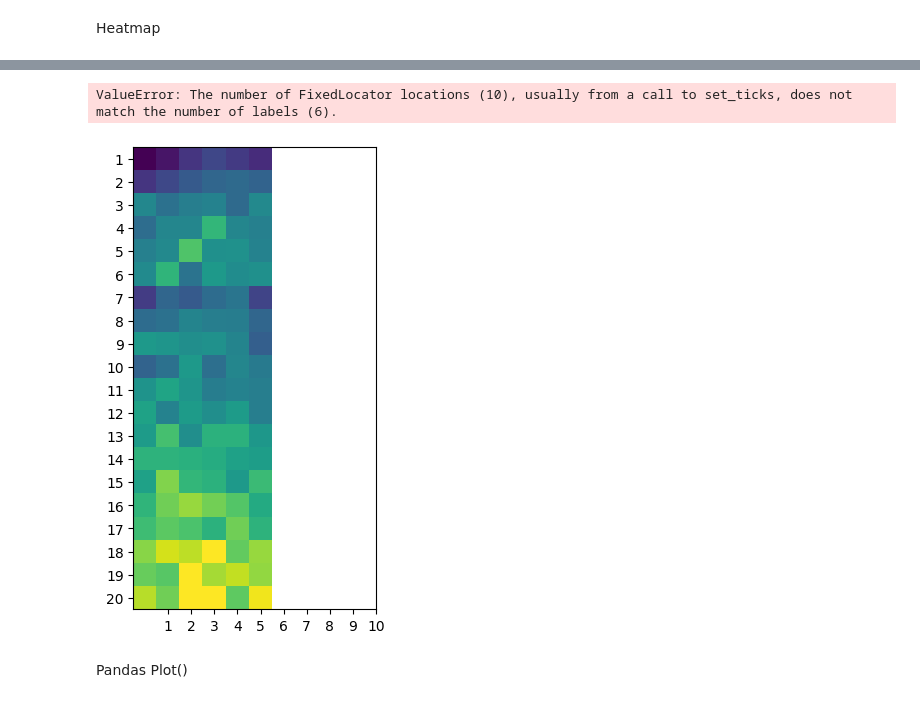
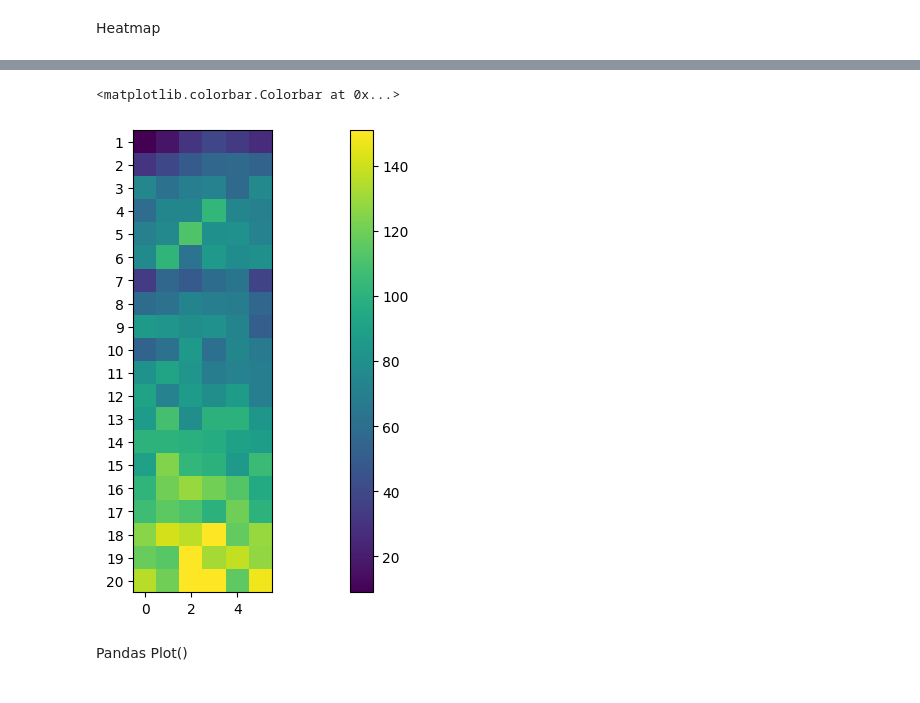
Before and after one commit to rahulkumar80026/Machine-Learning-Basic-to-Advanced, a Jupyter notebook: DataVisulization/2nd.ipynb, the cells around one changed output, grey strips where cells are left out. Cells and saved outputs as stored; diff of their text form; code cells hidden in the pictures.

```diff
--- a/DataVisulization/2nd.ipynb
+++ b/DataVisulization/2nd.ipynb
@@ -298,12 +298,12 @@ grid=temp_df.pivot_table(index='overs',columns='ballnumber',values='batsman_run'
 # %%
 plt.figure(figsize=(20,6))
 plt.imshow(grid)
 plt.yticks(delivery['overs'].unique(), list(range(1,21)))
-plt.xticks(delivery['ballnumber'].unique(), list(range(1,7)))
+# plt.xticks(delivery['ballnumber'].unique(), list(range(1,10)))
 plt.colorbar()
 # %% [output]
-ValueError: The number of FixedLocator locations (10), usually from a call to set_ticks, does not match the number of labels (6).
+<matplotlib.colorbar.Colorbar at 0x...>
-[figure, old version]
+[figure, new version]
 # %% [markdown]
 Pandas Plot()
 # %%
```
Also changed, not shown: parts of 12 cells of this notebook.
